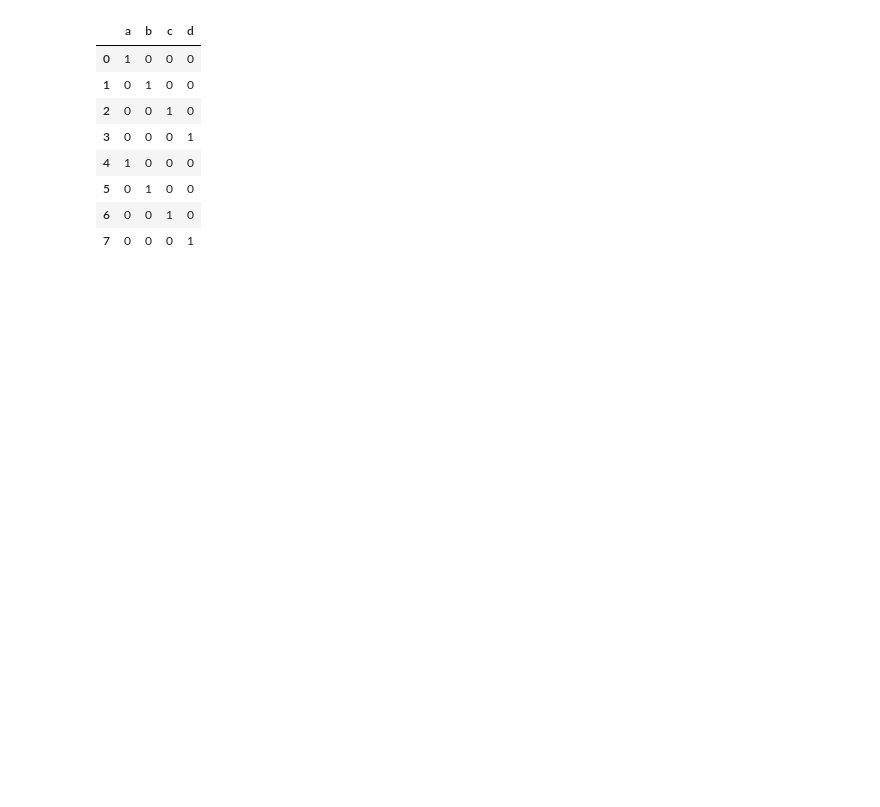
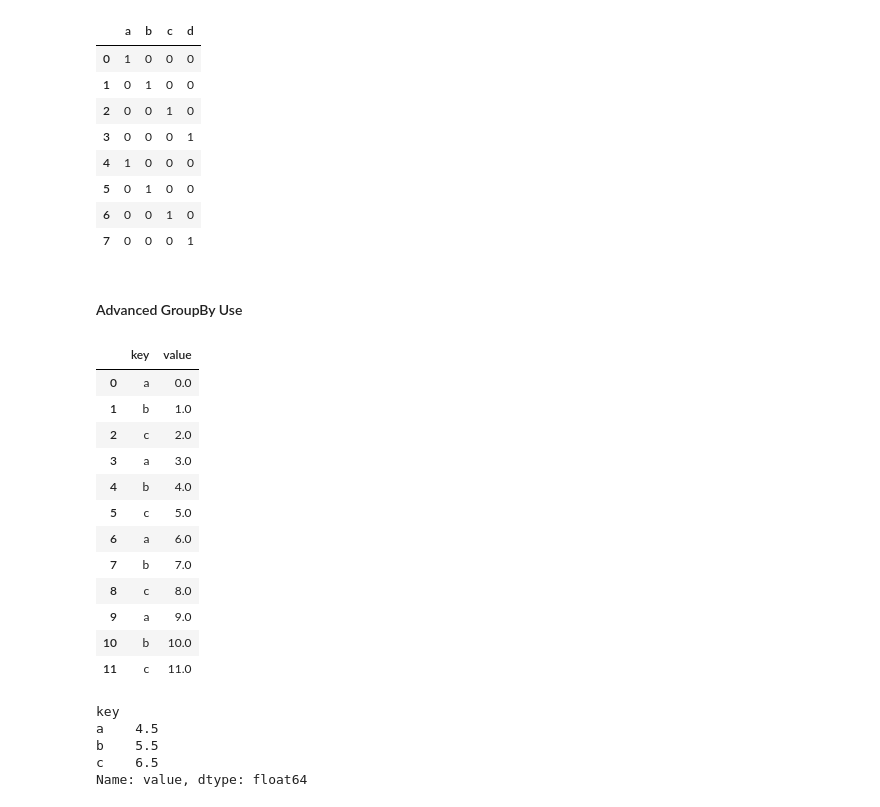
Before and after one commit to rumourcy/DA, a Jupyter notebook: python-for-data-analysis/chapter12.ipynb, the cells around one changed output. Cells and saved outputs as stored; diff of their text form; code cells hidden in the pictures; blank space fills up the shorter version.

```diff
--- a/python-for-data-analysis/chapter12.ipynb
+++ b/python-for-data-analysis/chapter12.ipynb
@@ -333,3 +333,24 @@ pd.get_dummies(cat_s)
 | 5 | 0 | 1 | 0 | 0 |
 | 6 | 0 | 0 | 1 | 0 |
 | 7 | 0 | 0 | 0 | 1 |
+# %% [markdown]
+#### Advanced GroupBy Use
+# %%
+df = pd.DataFrame({'key': ['a', 'b', 'c'] * 4,
+                   'value': np.arange(12.)})
+# %%
+df
+# %% [output]
+|  | key | value |
+| 0 | a | 0.0 |
+| 1 | b | 1.0 |
+| 2 | c | 2.0 |
+| 3 | a | 3.0 |
+| 4 | b | 4.0 |
+| 5 | c | 5.0 |
+| 6 | a | 6.0 |
+| 7 | b | 7.0 |
+| 8 | c | 8.0 |
+| 9 | a | 9.0 |
+| 10 | b | 10.0 |
+| 11 | c | 11.0 |
@@ -335,0 +359,8 @@ pd.get_dummies(cat_s)
+# %%
+g.mean()
+# %% [output]
+key
+a    4.5
+b    5.5
+c    6.5
+Name: value, dtype: float64
```
Also changed, not shown: parts of 20 cells of this notebook.
